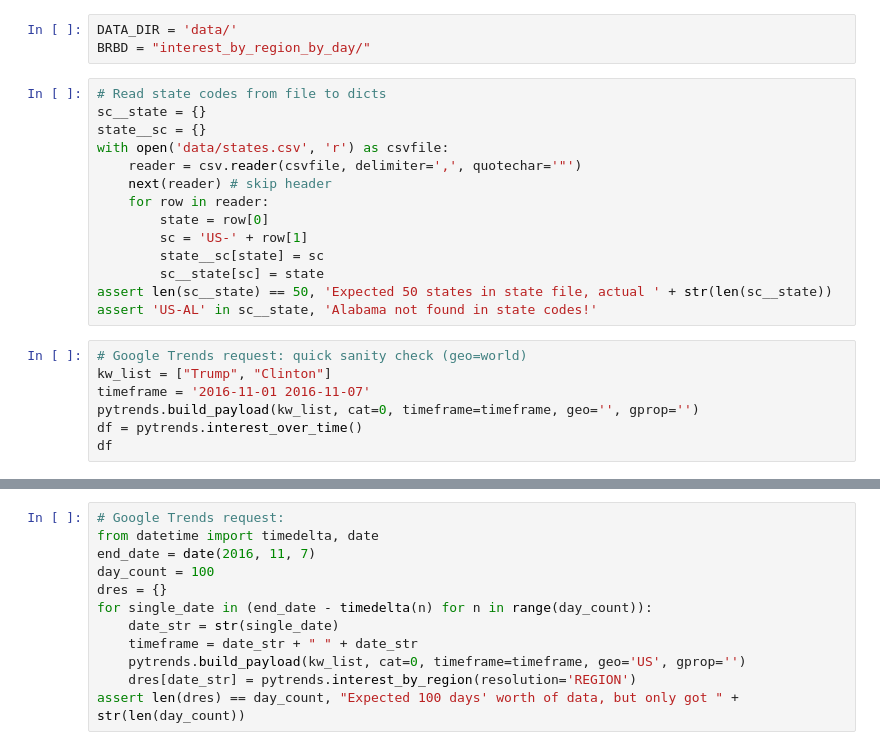
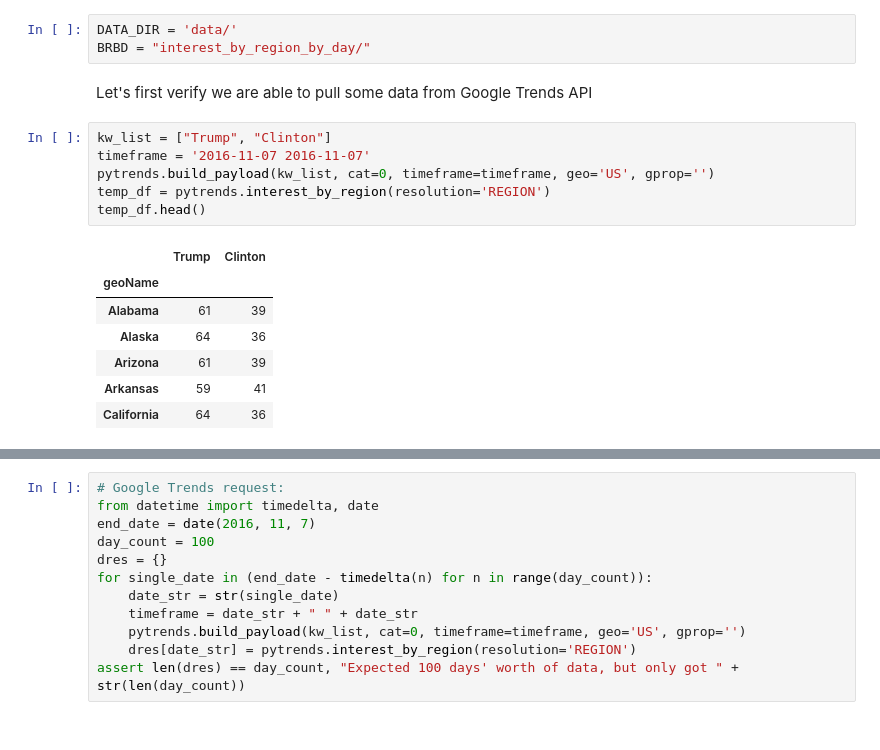
Before and after one commit to baobabKoodaa/elections, a Jupyter notebook: analysis.ipynb, the cells around one changed output, grey strips where cells are left out. Drawn from its saved outputs; the diff is of its cells as text.

Commit message:
Commit of state after notebook cleanup

```diff
--- a/analysis.ipynb
+++ b/analysis.ipynb
@@ -11,24 +13,19 @@ pytrends = TrendReq(hl='en-US', tz=360)
 # %%
 DATA_DIR = 'data/'
 BRBD = "interest_by_region_by_day/"
-# %%
-# Read state codes from file to dicts
-sc__state = {}
-state__sc = {}
-with open('data/states.csv', 'r') as csvfile:
-    reader = csv.reader(csvfile, delimiter=',', quotechar='"')
-    next(reader) # skip header
-    for row in reader:
-        state = row[0]
-        sc = 'US-' + row[1]
-        state__sc[state] = sc
-        sc__state[sc] = state
-assert len(sc__state) == 50, 'Expected 50 states in state file, actual ' + str(len(sc__state))
-assert 'US-AL' in sc__state, 'Alabama not found in state codes!'
+# %% [markdown]
+Let's first verify we are able to pull some data from Google Trends API
 # %%
-# Google Trends request: quick sanity check (geo=world)
 kw_list = ["Trump", "Clinton"]
-timeframe = '2016-11-01 2016-11-07'
-pytrends.build_payload(kw_list, cat=0, timeframe=timeframe, geo='', gprop='')
-df = pytrends.interest_over_time()
-df
+timeframe = '2016-11-07 2016-11-07'
+pytrends.build_payload(kw_list, cat=0, timeframe=timeframe, geo='US', gprop='')
+temp_df = pytrends.interest_by_region(resolution='REGION')
+temp_df.head()
+# %% [output]
+|  | Trump | Clinton |
+| geoName |  |  |
+| Alabama | 61 | 39 |
+| Alaska | 64 | 36 |
+| Arizona | 61 | 39 |
+| Arkansas | 59 | 41 |
+| California | 64 | 36 |
```
Also changed, not shown: parts of 10 cells of this notebook.
